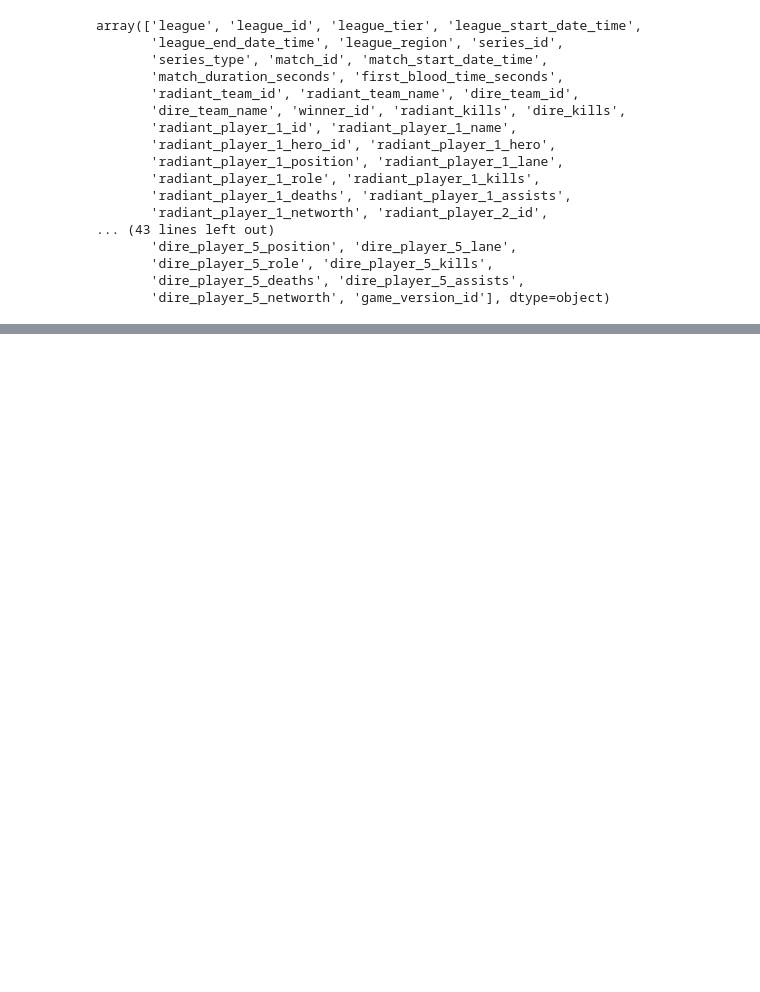
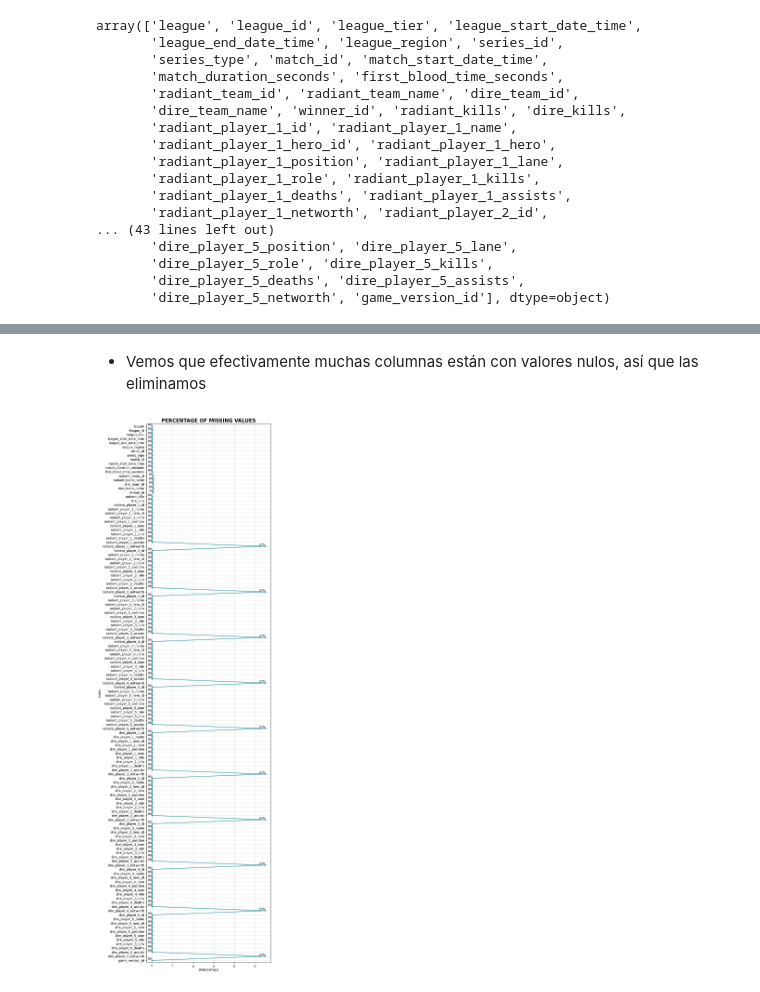
Before and after one commit to rtezen23/dota_2_eda, a Jupyter notebook: 1_data_cleaning.ipynb, the cells around one changed output, grey strips where cells are left out. Saved outputs shown, nothing was run; the diff lists cells and outputs as text; code cells hidden in the pictures; blank space fills up the shorter version.

```diff
--- a/1_data_cleaning.ipynb
+++ b/1_data_cleaning.ipynb
@@ -109,0 +506,2 @@ array(['league', 'league_id', 'league_tier', 'league_start_date_time',
+# %% [markdown]
+* Vemos que efectivamente muchas columnas están con valores nulos, así que las eliminamos
@@ -109,0 +510,4 @@ array(['league', 'league_id', 'league_tier', 'league_start_date_time',
+# %%
+get_missing_values()
+# %% [output]
+[figure, added]
```
Also changed, not shown: parts of 55 cells of this notebook.
